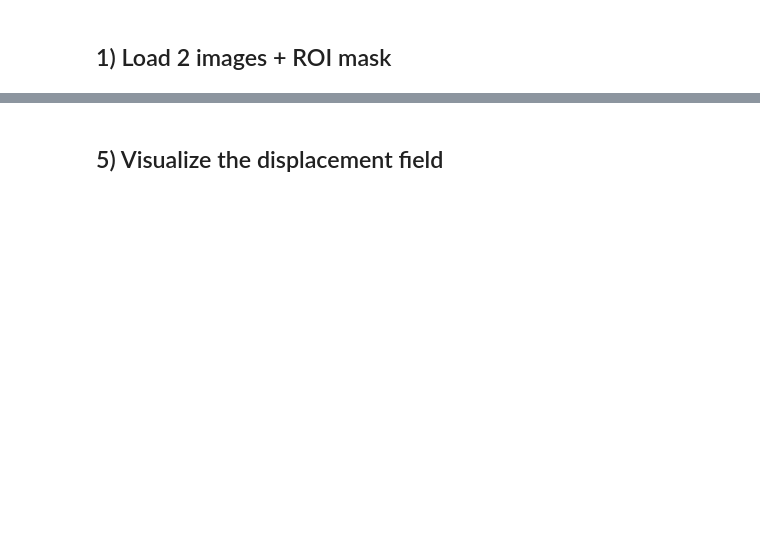
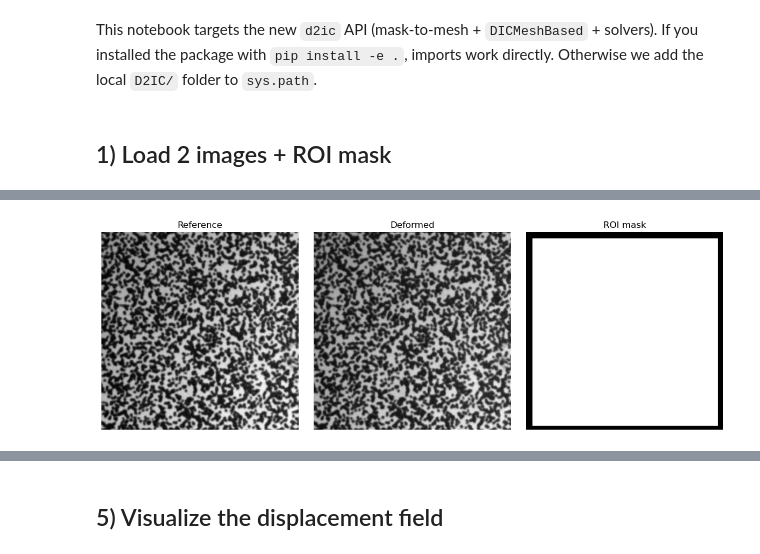
Before and after one commit to EmileRouxSMB/D2IC, a Jupyter notebook: doc/00_Validation.ipynb, the cells around one changed output, grey strips where cells are left out. Drawn from its saved outputs; the diff is of its cells as text; code cells hidden in the pictures; blank space fills up the shorter version.

```diff
--- a/doc/00_Validation.ipynb
+++ b/doc/00_Validation.ipynb
@@ -48,37 +35,62 @@ jax.devices()
+# %% [markdown]
+This notebook targets the new `d2ic` API (mask-to-mesh + `DICMeshBased` + solvers).
+If you installed the package with `pip install -e .`, imports work directly.
+Otherwise we add the local `D2IC/` folder to `sys.path`.
 # %% [markdown]
 ## 1) Load 2 images + ROI mask
 # %%
-repo_root = None
-current = Path.cwd().resolve()
-for candidate in (current, *current.parents):
-    img_root = candidate / "doc" / "img" / "Sample3"
-    if img_root.exists():
-        repo_root = candidate
-        break
-if repo_root is None:
-    raise FileNotFoundError(
-        "Could not locate the repository root (doc/img/Sample3 folder missing)."
-    )
+def find_d2ic_root() -> Path:
+    current = Path.cwd().resolve()
+    for candidate in (current, *current.parents):
+        if (candidate / 'doc' / 'img' / 'Sample3').exists() and (candidate / 'd2ic').exists():
+            return candidate
+    raise FileNotFoundError('Could not locate the D2IC folder (expected doc/img/Sample3 and d2ic/).')
 
-img_dir = repo_root / "doc" / "img" / "Sample3"
-out_dir = Path("./_outputs")
-out_dir.mkdir(exist_ok=True)
+repo_root = find_d2ic_root()
+sys.path.insert(0, str(repo_root))
 
-im_ref = imread(img_dir / "Sample3 Reference.tif").astype(float)
-im_def = imread(img_dir / "Sample3-004 X0.40 Y0.40 N2 C0 R0.tif").astype(float)
-mask = imread(img_dir / "roi.tif")[:,:,0]
+from d2ic import (
+    InitMotionConfig,
+    MeshDICConfig,
+    DICInitMotion,
+    DICMeshBased,
+    TranslationZNCCSolver,
+    GlobalCGSolver,
+    mask_to_mesh_assets_gmsh,
+    DICPlotter,
+)
+img_dir = repo_root / 'doc' / 'img' / 'Sample3'
+out_dir = repo_root / 'doc' / '_outputs' / 'validation_notebook'
+out_dir.mkdir(parents=True, exist_ok=True)
 
-print("im_ref:", im_ref.shape, im_ref.dtype)
-print("im_def:", im_def.shape, im_def.dtype)
-print("mask :", mask.shape, mask.dtype)
+ref_path = img_dir / 'Sample3 Reference.tif'
+def_path = img_dir / 'Sample3-004 X0.40 Y0.40 N2 C0 R0.tif'
+
+im_ref = imread(ref_path).astype(float)
+im_def = imread(def_path).astype(float)
+
+mask = imread(img_dir / 'roi.tif')
+if mask.ndim == 3:
+    mask = mask[..., 0]
+mask = mask > 0
+
+match = re.search(r'X(?P<dx>-?\d+\.\d+)\s+Y(?P<dy>-?\d+\.\d+)', def_path.stem)
+expected = (float(match.group('dx')), float(match.group('dy'))) if match else (float('nan'), float('nan'))
+
+print('repo_root:', repo_root)
+print('ref:', ref_path.name, im_ref.shape, im_ref.dtype)
+print('def:', def_path.name, im_def.shape, im_def.dtype)
+print('mask:', mask.shape, mask.dtype, 'roi_pixels=', int(mask.sum()))
+print('expected shift [px]:', expected)
 
 fig, ax = plt.subplots(1, 3, figsize=(12, 4), sharex=True, sharey=True)
-ax[0].imshow(im_ref, cmap="gray", origin="lower")
-ax[0].set_title("Reference")
-ax[1].imshow(im_def, cmap="gray", origin="lower")
-ax[1].set_title("Deformed")
-ax[2].imshow(mask, cmap="gray", origin="lower")
-ax[2].set_title("ROI mask")
+ax[0].imshow(im_ref, cmap='gray')
+ax[0].set_title('Reference')
+ax[1].imshow(im_def, cmap='gray')
+ax[1].set_title('Deformed')
+ax[2].imshow(mask, cmap='gray')
+ax[2].set_title('ROI mask')
 for a in ax:
-    a.axis("off")
+    a.axis('off')
 plt.tight_layout()
+# %% [output]
@@ -85 +102,2 @@ plt.tight_layout()
+[figure, added]
 # %% [markdown]
```
Also changed, not shown: parts of 12 cells of this notebook, 3 other files.
